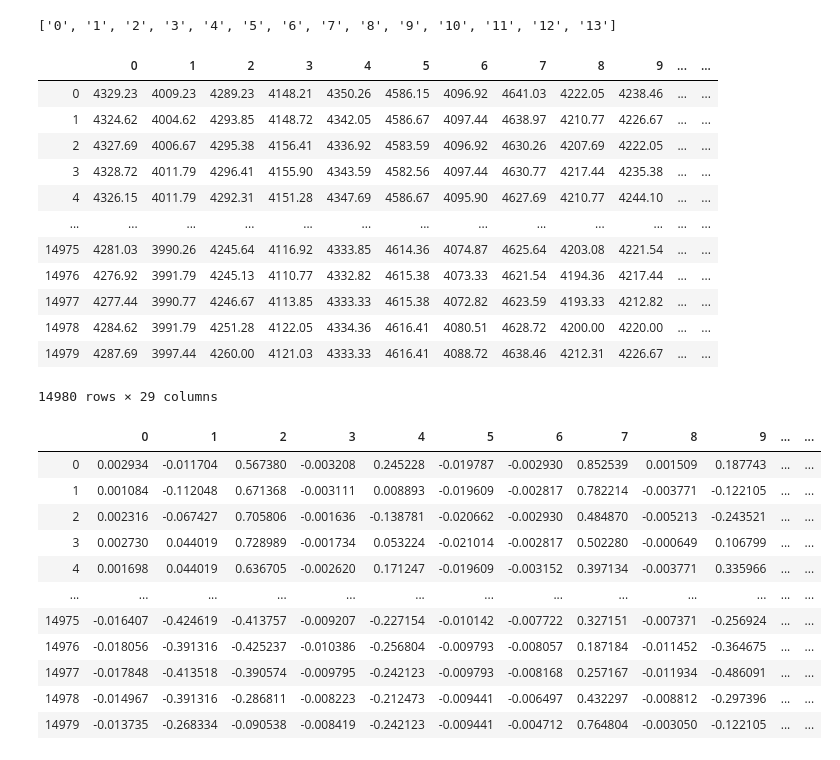
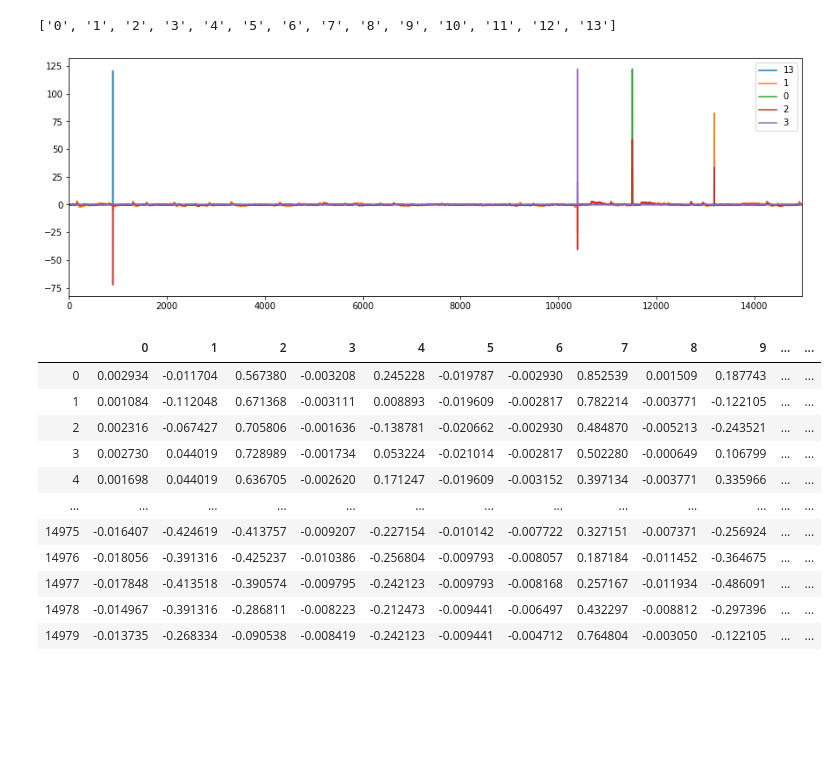
Before and after one commit to gaoyuting21/gaoyuting, a Jupyter notebook: eyes/Untitled.ipynb, the cells around one changed output. Saved outputs shown, nothing was run; the diff lists cells and outputs as text; code cells hidden in the pictures; blank space fills up the shorter version.

```diff
--- a/eyes/Untitled.ipynb
+++ b/eyes/Untitled.ipynb
@@ -48,19 +56,3 @@ for i in range(len(feature_name)):
     diff = cal_diff(df,feature_name=feature_name_temp)
     name = str(feature_name_temp)+'_diff'
     df[name] = diff
-# %%
-df
-# %% [output]
-|  | 0 | 1 | 2 | 3 | 4 | 5 | 6 | 7 | 8 | 9 | ... | ... |
-| 0 | 4329.23 | 4009.23 | 4289.23 | 4148.21 | 4350.26 | 4586.15 | 4096.92 | 4641.03 | 4222.05 | 4238.46 | ... | ... |
-| 1 | 4324.62 | 4004.62 | 4293.85 | 4148.72 | 4342.05 | 4586.67 | 4097.44 | 4638.97 | 4210.77 | 4226.67 | ... | ... |
-| 2 | 4327.69 | 4006.67 | 4295.38 | 4156.41 | 4336.92 | 4583.59 | 4096.92 | 4630.26 | 4207.69 | 4222.05 | ... | ... |
-| 3 | 4328.72 | 4011.79 | 4296.41 | 4155.90 | 4343.59 | 4582.56 | 4097.44 | 4630.77 | 4217.44 | 4235.38 | ... | ... |
-| 4 | 4326.15 | 4011.79 | 4292.31 | 4151.28 | 4347.69 | 4586.67 | 4095.90 | 4627.69 | 4210.77 | 4244.10 | ... | ... |
-| ... | ... | ... | ... | ... | ... | ... | ... | ... | ... | ... | ... | ... |
-| 14975 | 4281.03 | 3990.26 | 4245.64 | 4116.92 | 4333.85 | 4614.36 | 4074.87 | 4625.64 | 4203.08 | 4221.54 | ... | ... |
-| 14976 | 4276.92 | 3991.79 | 4245.13 | 4110.77 | 4332.82 | 4615.38 | 4073.33 | 4621.54 | 4194.36 | 4217.44 | ... | ... |
-| 14977 | 4277.44 | 3990.77 | 4246.67 | 4113.85 | 4333.33 | 4615.38 | 4072.82 | 4623.59 | 4193.33 | 4212.82 | ... | ... |
-| 14978 | 4284.62 | 3991.79 | 4251.28 | 4122.05 | 4334.36 | 4616.41 | 4080.51 | 4628.72 | 4200.00 | 4220.00 | ... | ... |
-| 14979 | 4287.69 | 3997.44 | 4260.00 | 4121.03 | 4333.33 | 4616.41 | 4088.72 | 4638.46 | 4212.31 | 4226.67 | ... | ... |
-14980 rows × 29 columns
@@ -67,3 +64,7 @@ df
+# %%
+df[['13','1','0','2','3']].plot(figsize=(15,5));
+# %% [output]
+[figure, added]
 # %%
 mean = df.iloc[:, :14].mean()
 std = df.iloc[:, :14].std()
```
Also changed, not shown: parts of 27 cells of this notebook.
